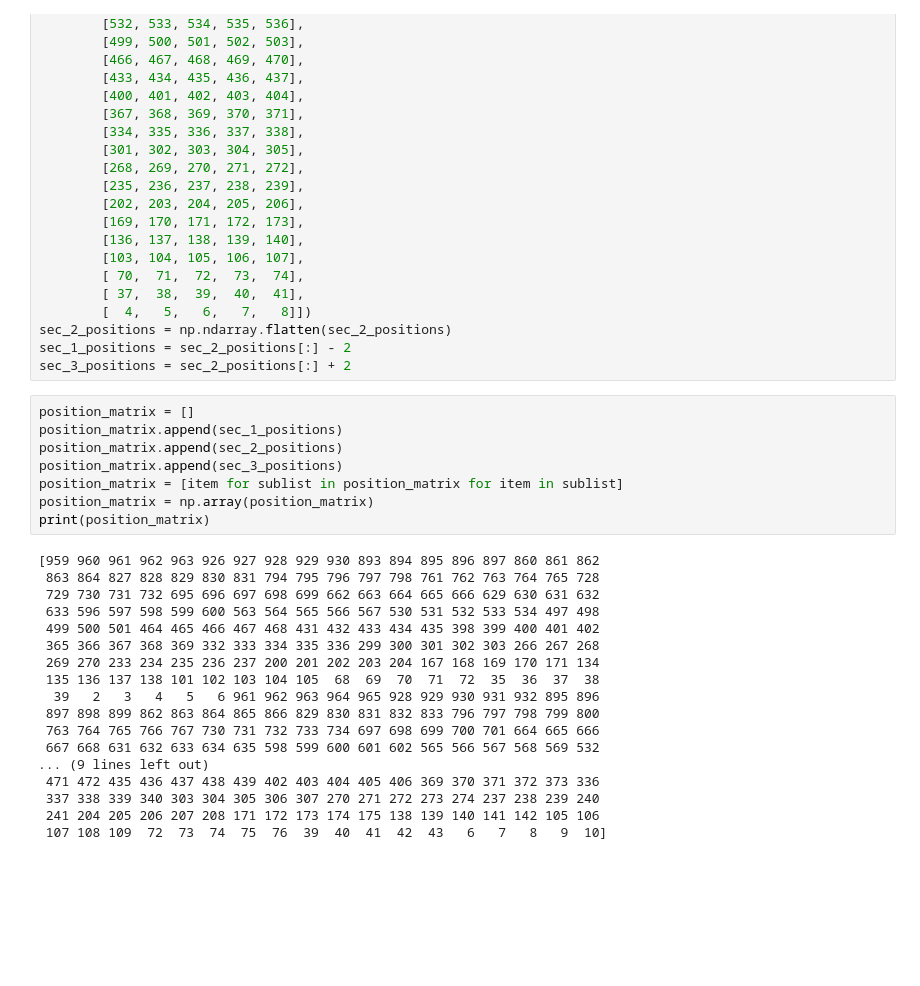
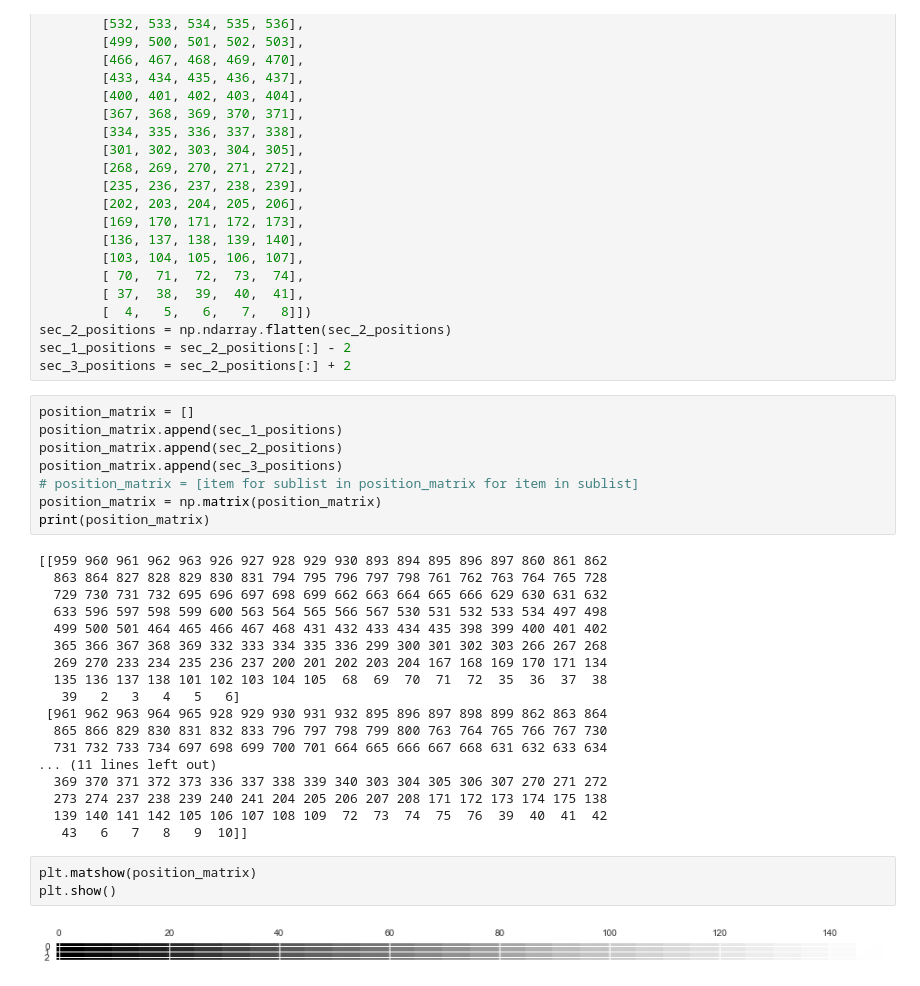
Before and after one commit to katjackson/traffic-simulation, a Jupyter notebook: Notebook Plots and Findings.ipynb, the cells around one changed output. Saved outputs shown, nothing was run; the diff lists cells and outputs as text; blank space fills up the shorter version.

```diff
--- a/Notebook Plots and Findings.ipynb
+++ b/Notebook Plots and Findings.ipynb
@@ -69,25 +100,30 @@ position_matrix = []
 position_matrix.append(sec_1_positions)
 position_matrix.append(sec_2_positions)
 position_matrix.append(sec_3_positions)
-position_matrix = [item for sublist in position_matrix for item in sublist]
-position_matrix = np.array(position_matrix)
+# position_matrix = [item for sublist in position_matrix for item in sublist]
+position_matrix = np.matrix(position_matrix)
 print(position_matrix)
 # %% [output]
-[959 960 961 962 963 926 927 928 929 930 893 894 895 896 897 860 861 862
- 863 864 827 828 829 830 831 794 795 796 797 798 761 762 763 764 765 728
- 729 730 731 732 695 696 697 698 699 662 663 664 665 666 629 630 631 632
- 633 596 597 598 599 600 563 564 565 566 567 530 531 532 533 534 497 498
- 499 500 501 464 465 466 467 468 431 432 433 434 435 398 399 400 401 402
- 365 366 367 368 369 332 333 334 335 336 299 300 301 302 303 266 267 268
- 269 270 233 234 235 236 237 200 201 202 203 204 167 168 169 170 171 134
- 135 136 137 138 101 102 103 104 105  68  69  70  71  72  35  36  37  38
-  39   2   3   4   5   6 961 962 963 964 965 928 929 930 931 932 895 896
- 897 898 899 862 863 864 865 866 829 830 831 832 833 796 797 798 799 800
- 763 764 765 766 767 730 731 732 733 734 697 698 699 700 701 664 665 666
- 667 668 631 632 633 634 635 598 599 600 601 602 565 566 567 568 569 532
-... (9 lines left out)
- 471 472 435 436 437 438 439 402 403 404 405 406 369 370 371 372 373 336
- 337 338 339 340 303 304 305 306 307 270 271 272 273 274 237 238 239 240
- 241 204 205 206 207 208 171 172 173 174 175 138 139 140 141 142 105 106
- 107 108 109  72  73  74  75  76  39  40  41  42  43   6   7   8   9  10]
+[[959 960 961 962 963 926 927 928 929 930 893 894 895 896 897 860 861 862
+  863 864 827 828 829 830 831 794 795 796 797 798 761 762 763 764 765 728
+  729 730 731 732 695 696 697 698 699 662 663 664 665 666 629 630 631 632
+  633 596 597 598 599 600 563 564 565 566 567 530 531 532 533 534 497 498
+  499 500 501 464 465 466 467 468 431 432 433 434 435 398 399 400 401 402
+  365 366 367 368 369 332 333 334 335 336 299 300 301 302 303 266 267 268
+  269 270 233 234 235 236 237 200 201 202 203 204 167 168 169 170 171 134
+  135 136 137 138 101 102 103 104 105  68  69  70  71  72  35  36  37  38
+   39   2   3   4   5   6]
+ [961 962 963 964 965 928 929 930 931 932 895 896 897 898 899 862 863 864
+  865 866 829 830 831 832 833 796 797 798 799 800 763 764 765 766 767 730
+  731 732 733 734 697 698 699 700 701 664 665 666 667 668 631 632 633 634
+... (11 lines left out)
+  369 370 371 372 373 336 337 338 339 340 303 304 305 306 307 270 271 272
+  273 274 237 238 239 240 241 204 205 206 207 208 171 172 173 174 175 138
+  139 140 141 142 105 106 107 108 109  72  73  74  75  76  39  40  41  42
+   43   6   7   8   9  10]]
+# %%
+plt.matshow(position_matrix)
+plt.show()
+# %% [output]
+[figure, added]
 # %%
```
Also changed, not shown: parts of 5 cells of this notebook, 4 other files.
